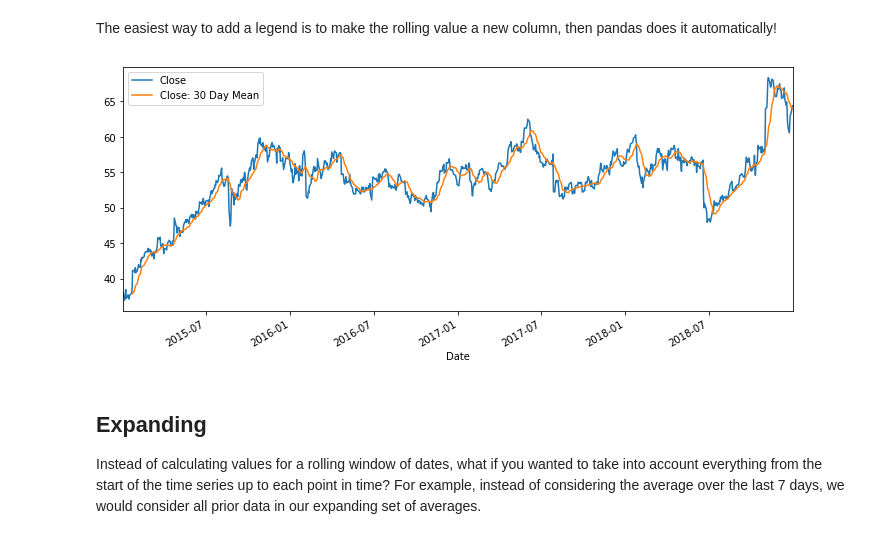
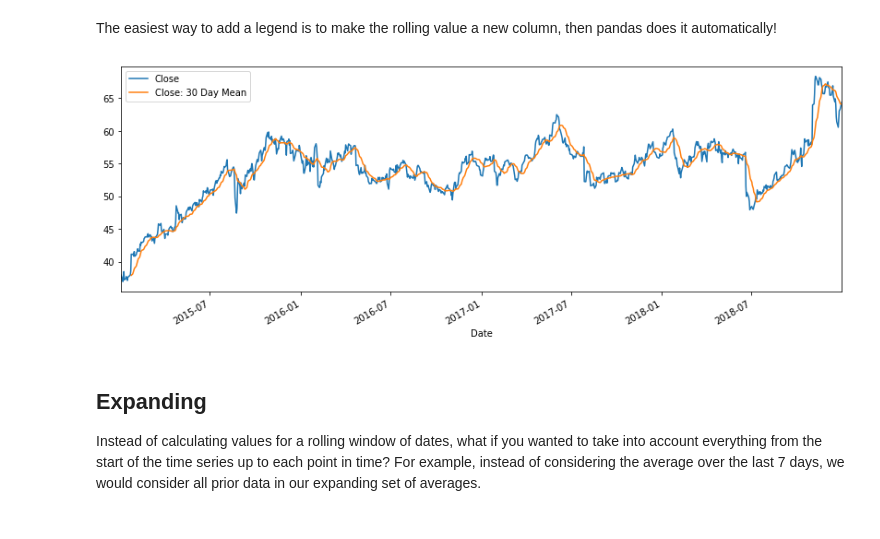
Before and after one commit to sankule/pythonScripts, a Jupyter notebook: TimeSeries/1-Pandas/03-Rolling-and-Expanding.ipynb, the cells around one changed output. Cells and saved outputs as stored; diff of their text form; code cells hidden in the pictures.

Commit message:
TS visualization + exercise

```diff
--- a/TimeSeries/1-Pandas/03-Rolling-and-Expanding.ipynb
+++ b/TimeSeries/1-Pandas/03-Rolling-and-Expanding.ipynb
@@ -53,10 +54,11 @@ df.rolling(window=30).mean()['Close'].plot();
 # %% [markdown]
 The easiest way to add a legend is to make the rolling value a new column, then pandas does it automatically!
 # %%
+# creating rolling mean column
 df['Close: 30 Day Mean'] = df['Close'].rolling(window=15).mean()
-df[['Close','Close: 30 Day Mean']].plot(figsize=(12,5)).autoscale(axis='x',tight=True);
+df[['Close','Close: 30 Day Mean']].plot(figsize=(14,5)).autoscale(axis='x',tight=True);
 # %% [output]
-[figure, old version]
+[figure, new version]
 # %% [markdown]
 ## Expanding
 
```
Also changed, not shown: parts of 2 cells of this notebook, 3 other files.
